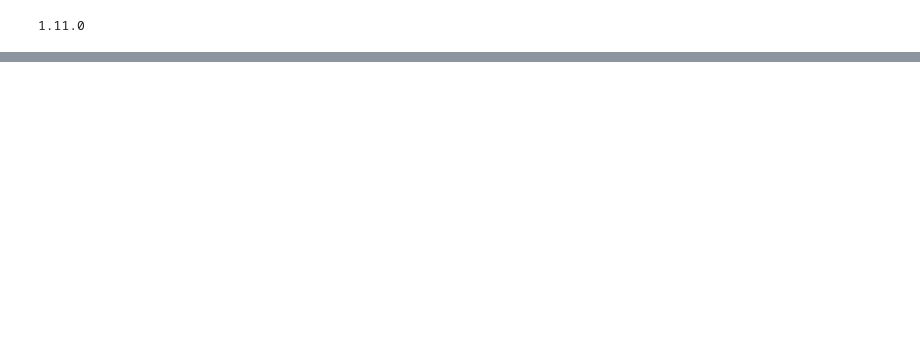
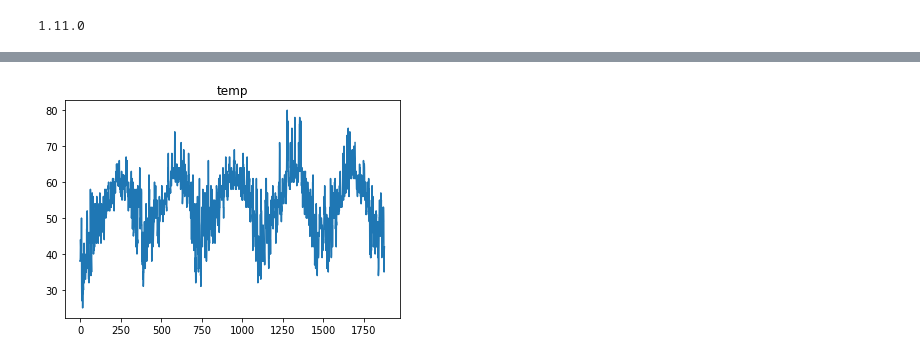
Before and after one commit to Uptown-Func/2019-hackdavis, a Jupyter notebook: Untitled.ipynb, the cells around one changed output, grey strips where cells are left out. Cells and saved outputs as stored; diff of their text form; code cells hidden in the pictures; blank space fills up the shorter version.

```diff
--- a/Untitled.ipynb
+++ b/Untitled.ipynb
@@ -42,0 +7,6 @@ model.add()
+# %%
+# import data
+
+from pandas import read_csv
+dataset = read_csv('weather.csv')
+dataset
@@ -42,0 +32,11 @@ model.add()
+# %%
+from matplotlib import pyplot
+values = dataset.values
+
+pyplot.figure()
+pyplot.plot(values[:, 1])
+pyplot.title(dataset.columns[1])
+
+pyplot.show()
+# %% [output]
+[figure, added]
```
Also changed, not shown: parts of 7 cells of this notebook.
